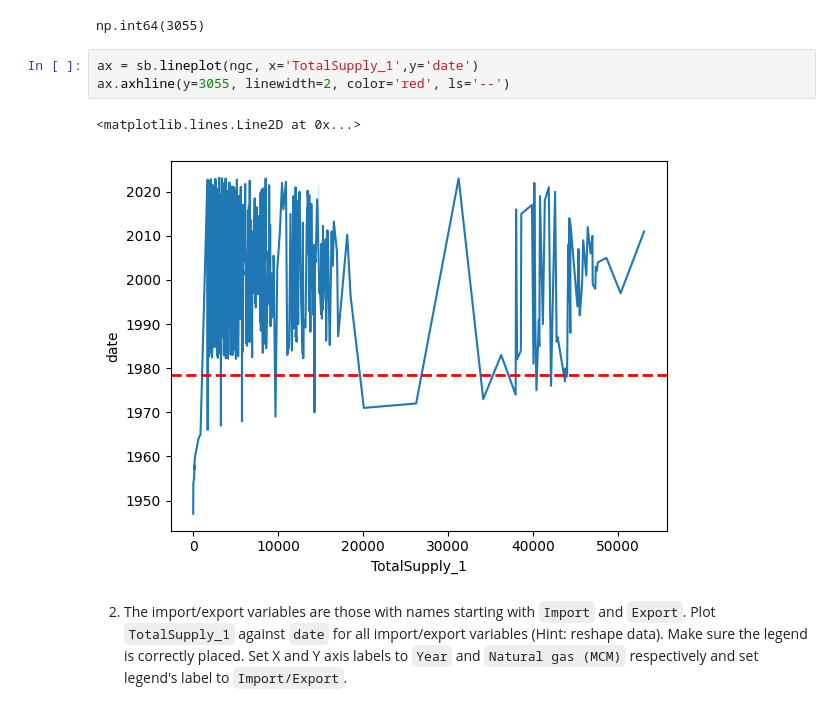
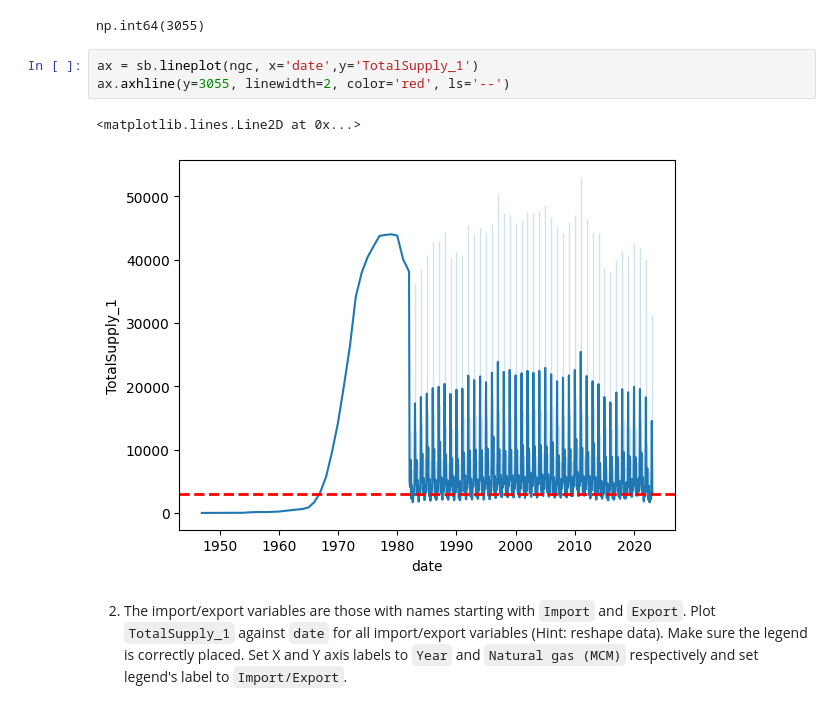
Before and after one commit to zakriazafar1/EfDS, a Jupyter notebook: 08_dv/dv_exercises.ipynb, the cells around one changed output. Drawn from its saved outputs; the diff is of its cells as text.

```diff
--- a/08_dv/dv_exercises.ipynb
+++ b/08_dv/dv_exercises.ipynb
@@ -122,11 +122,11 @@ below_latest
 # %% [output]
 np.int64(3055)
 # %%
-ax = sb.lineplot(ngc, x='TotalSupply_1',y='date')
+ax = sb.lineplot(ngc, x='date',y='TotalSupply_1')
 ax.axhline(y=3055, linewidth=2, color='red', ls='--')
 # %% [output]
 <matplotlib.lines.Line2D at 0x...>
-[figure, old version]
+[figure, new version]
 # %% [markdown]
 2. The import/export variables are those with names starting with `Import` and `Export`. Plot `TotalSupply_1` against `date` for all import/export variables (Hint: reshape data). Make sure the legend is correctly placed. Set X and Y axis labels to `Year` and `Natural gas (MCM)` respectively and set legend's label to `Import/Export`.
 # %%
```
